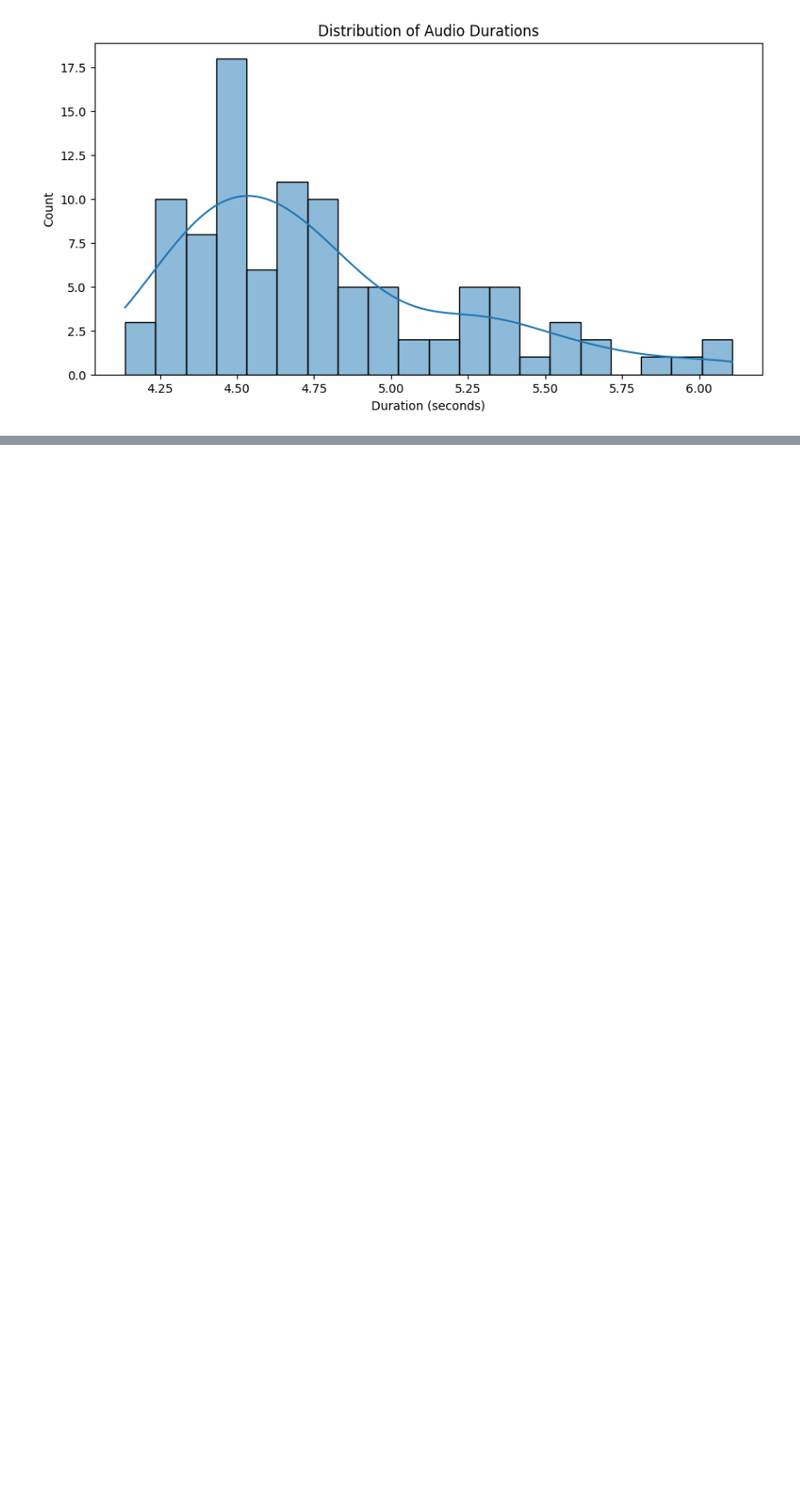
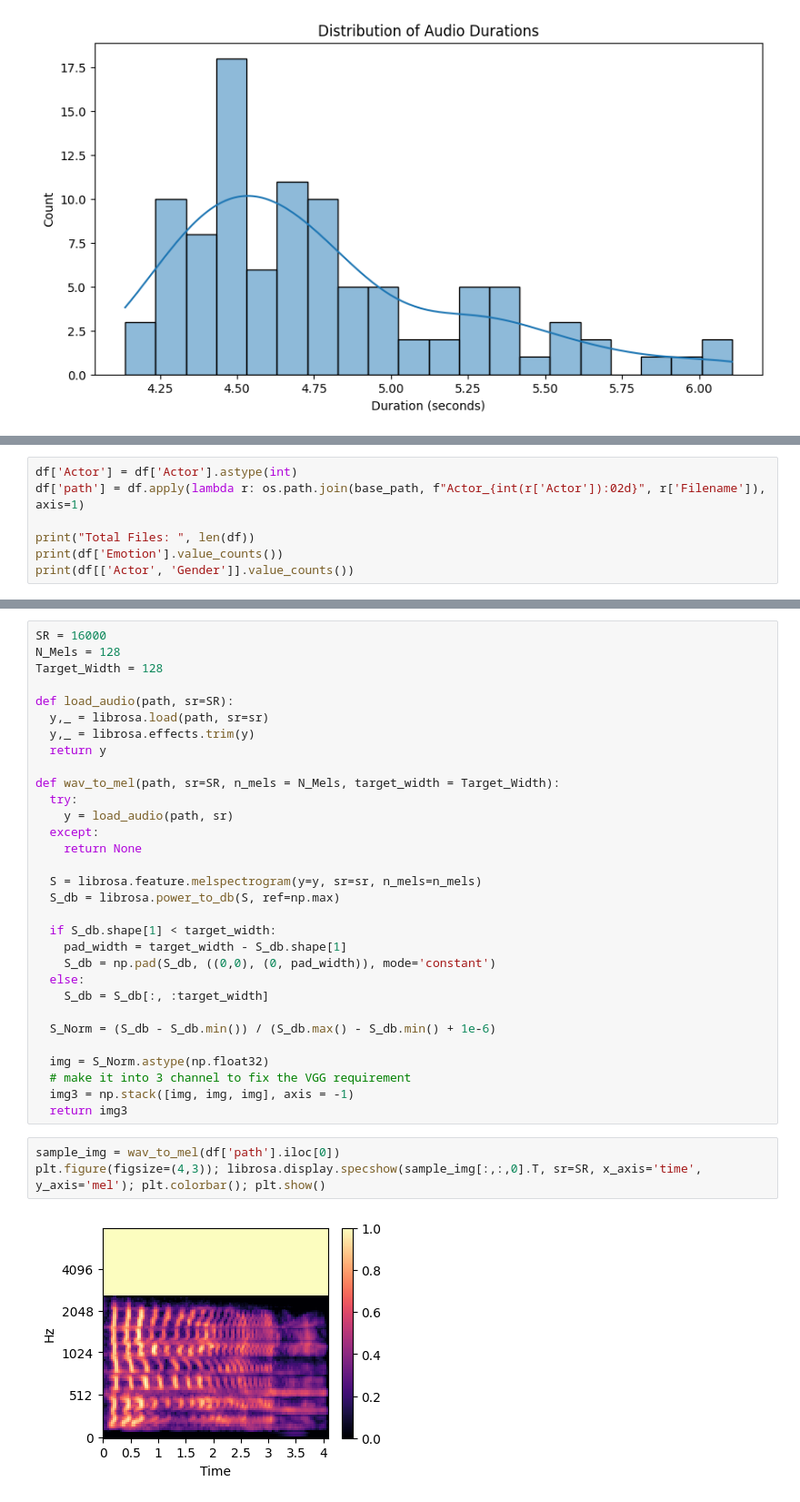
Before and after one commit to ranslemus/dl, a Jupyter notebook: Train Code/SpeechRecognition.ipynb, the cells around one changed output, grey strips where cells are left out. Shown: that part at 91% size. Cells and saved outputs as stored; diff of their text form; blank space fills up the shorter version.

```diff
--- a/Train Code/SpeechRecognition.ipynb
+++ b/Train Code/SpeechRecognition.ipynb
@@ -137,0 +153,7 @@ plt.show()
+# %%
+df['Actor'] = df['Actor'].astype(int)
+df['path'] = df.apply(lambda r: os.path.join(base_path, f"Actor_{int(r['Actor']):02d}", r['Filename']), axis=1)
+
+print("Total Files: ", len(df))
+print(df['Emotion'].value_counts())
+print(df[['Actor', 'Gender']].value_counts())
@@ -137,0 +178,36 @@ plt.show()
+# %%
+SR = 16000
+N_Mels = 128
+Target_Width = 128
+
+def load_audio(path, sr=SR):
+  y,_ = librosa.load(path, sr=sr)
+  y,_ = librosa.effects.trim(y)
+  return y
+
+def wav_to_mel(path, sr=SR, n_mels = N_Mels, target_width = Target_Width):
+  try:
+    y = load_audio(path, sr)
+  except:
+    return None
+
+  S = librosa.feature.melspectrogram(y=y, sr=sr, n_mels=n_mels)
+  S_db = librosa.power_to_db(S, ref=np.max)
+
+  if S_db.shape[1] < target_width:
+    pad_width = target_width - S_db.shape[1]
+    S_db = np.pad(S_db, ((0,0), (0, pad_width)), mode='constant')
+  else:
+    S_db = S_db[:, :target_width]
+
+  S_Norm = (S_db - S_db.min()) / (S_db.max() - S_db.min() + 1e-6)
+
+  img = S_Norm.astype(np.float32)
+  # make it into 3 channel to fix the VGG requirement
+  img3 = np.stack([img, img, img], axis = -1)
+  return img3
+# %%
+sample_img = wav_to_mel(df['path'].iloc[0])
+plt.figure(figsize=(4,3)); librosa.display.specshow(sample_img[:,:,0].T, sr=SR, x_axis='time', y_axis='mel'); plt.colorbar(); plt.show()
+# %% [output]
+[figure, added]
```
Also changed, not shown: parts of 21 cells of this notebook.
